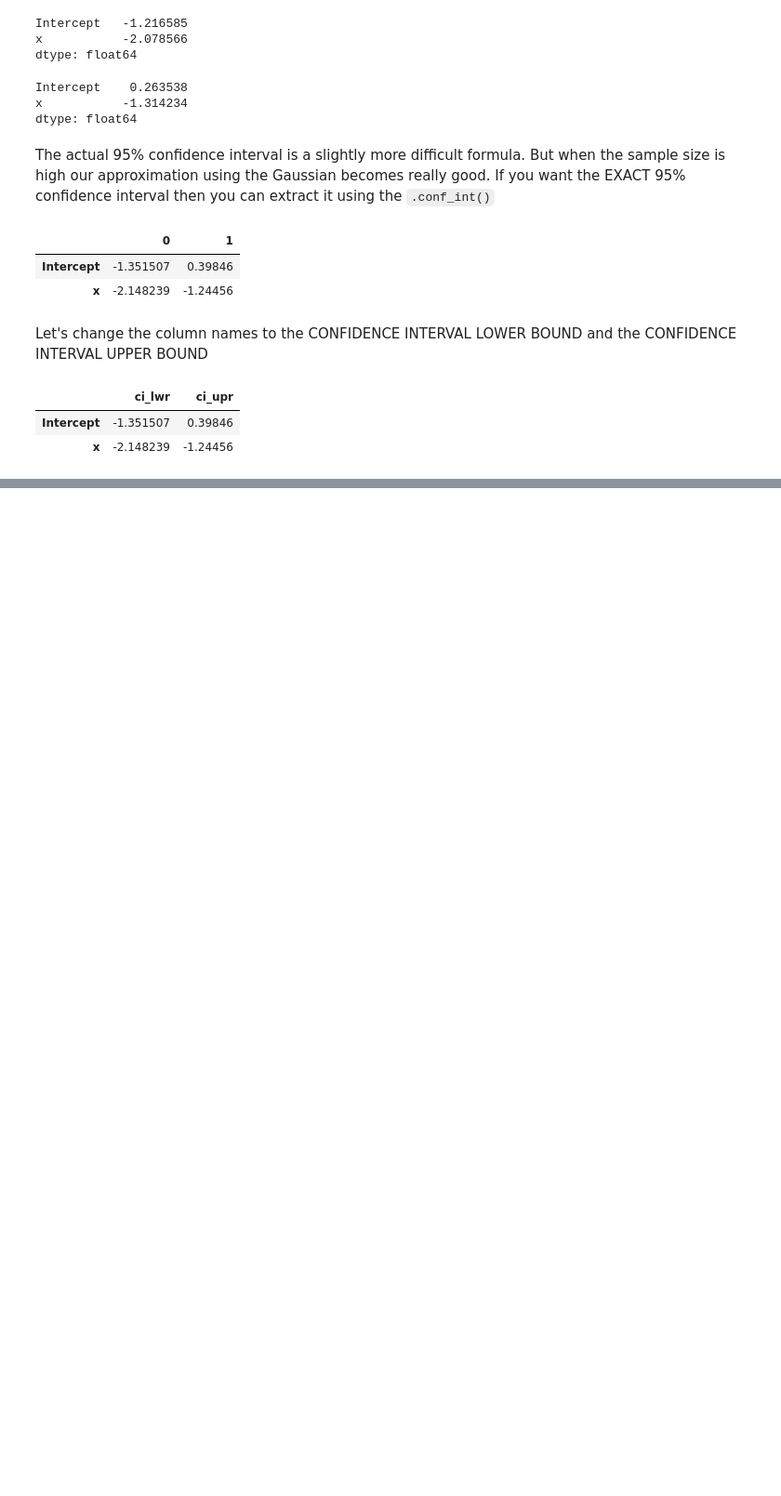
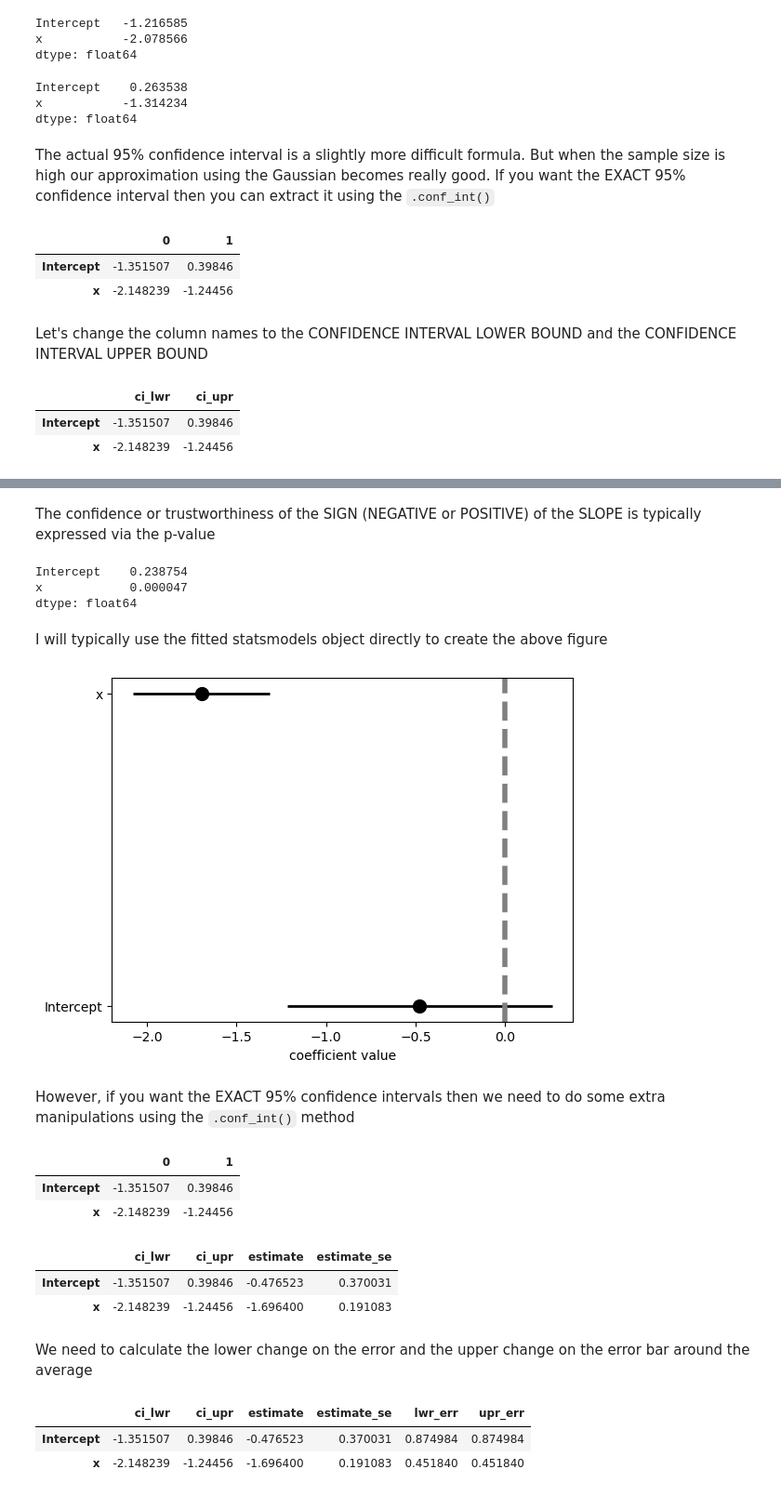
Before and after one commit to johnskpaulxqe/data-science, a Jupyter notebook: courses/CMPINF2100/publish/compinf2100_project/week_10/week_10_lm_fitting_linear.ipynb, the cells around one changed output, grey strips where cells are left out. Shown at 93% size. Saved outputs shown, nothing was run; the diff lists cells and outputs as text; code cells hidden in the pictures; blank space fills up the shorter version.

```diff
--- a/courses/CMPINF2100/publish/compinf2100_project/week_10/week_10_lm_fitting_linear.ipynb
+++ b/courses/CMPINF2100/publish/compinf2100_project/week_10/week_10_lm_fitting_linear.ipynb
@@ -196,0 +290,42 @@ rename(columns={0: 'ci_lwr', 1: 'ci_upr'})
+# %% [markdown]
+The confidence or trustworthiness of the SIGN (NEGATIVE or POSITIVE) of the SLOPE is typically expressed via the p-value
+# %%
+lm_fit.pvalues
+# %% [output]
+Intercept    0.238754
+x            0.000047
+dtype: float64
+# %% [markdown]
+I will typically use the fitted statsmodels object directly to create the above figure
+# %%
+fig, ax = plt.subplots()
+
+## the 95% CI approximation around the estimate
+ax.errorbar( y= lm_fit.params.index,
+           x = lm_fit.params,
+           xerr = 2 * lm_fit.bse,
+           fmt='o', color='k', ecolor='k', elinewidth=2, ms=10)
+
+### reference line at 0
+ax.axvline(x=0, linestyle='--', linewidth=4, color='gray')
+
+ax.set_xlabel('coefficient value')
+plt.show()
+# %% [output]
+[figure, added]
+# %% [markdown]
+However, if you want the EXACT 95% confidence intervals then we need to do some extra manipulations using the `.conf_int()` method
+# %%
+lm_fit.conf_int()
+# %% [output]
+|  | 0 | 1 |
+| Intercept | -1.351507 | 0.39846 |
+| x | -2.148239 | -1.24456 |
+# %%
+coef_fit_info
+# %% [output]
+|  | ci_lwr | ci_upr | estimate | estimate_se |
+| Intercept | -1.351507 | 0.39846 | -0.476523 | 0.370031 |
+| x | -2.148239 | -1.24456 | -1.696400 | 0.191083 |
+# %% [markdown]
+We need to calculate the lower change on the error and the upper change on the error bar around the average
@@ -196,0 +335,6 @@ rename(columns={0: 'ci_lwr', 1: 'ci_upr'})
+# %%
+coef_fit_info
+# %% [output]
+|  | ci_lwr | ci_upr | estimate | estimate_se | lwr_err | upr_err |
+| Intercept | -1.351507 | 0.39846 | -0.476523 | 0.370031 | 0.874984 | 0.874984 |
+| x | -2.148239 | -1.24456 | -1.696400 | 0.191083 | 0.451840 | 0.451840 |
```
Also changed, not shown: parts of 24 cells of this notebook, 1 other file.
